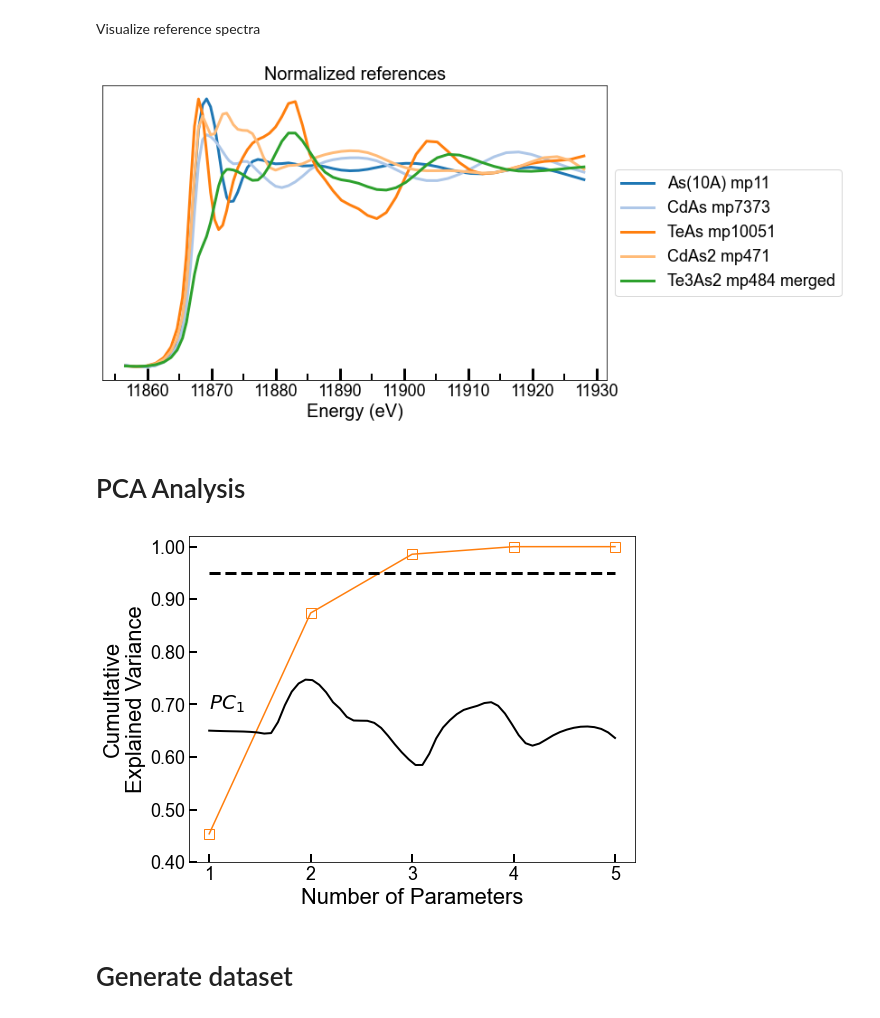
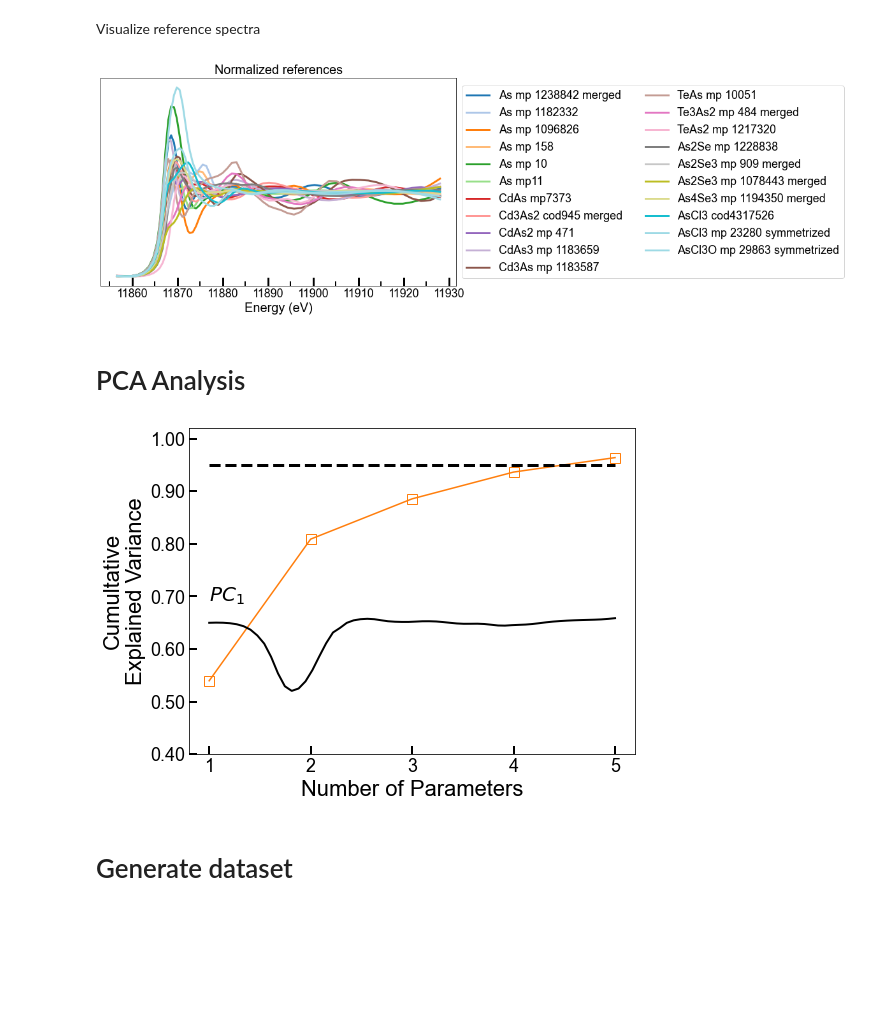
Before and after one commit to stetef/Energy-Point-Selection, a Jupyter notebook: Visualization.ipynb, the cells around one changed output. Cells and saved outputs as stored; diff of their text form; code cells hidden in the pictures; blank space fills up the shorter version.

Commit message:
added more data

```diff
--- a/Visualization.ipynb
+++ b/Visualization.ipynb
@@ -33,22 +34,20 @@ df.head()
 # %%
-# Energy = np.array(df['energy'], dtype=float)
-# Refs = np.array(df.iloc[:, 1:], dtype=float).T
 Energy = np.array(df['X1'], dtype=float)
-data_columns = [colm for colm in df.columns if len(colm.replace('X', '')) != 1]
+data_columns = [colm for colm in df.columns if len(colm.replace('X', '')) > 3]
 Refs = np.array(df[data_columns], dtype=float).T
 # %% [markdown]
 Visualize reference spectra
 # %%
 fig, ax = plt.subplots(figsize=(10, 6))
 for i, ref in enumerate(Refs):
     energy = np.array(df[f'X{i + 1}'], dtype=float)
     ax.plot(Energy, ref, '-', linewidth=3, c=plt.cm.tab20(i), label=data_columns[i])
-ax.legend(fontsize=18, loc='center left', bbox_to_anchor=(1., .5))
+ax.legend(fontsize=18, loc='center left', bbox_to_anchor=(1., .5), ncol=2)
 plt.title("Normalized references", fontsize=20)
 format_axis(ax)
 plt.show()
 # %% [output]
-[figure, old version]
+[figure, new version]
 # %% [markdown]
 # PCA Analysis
 # %%
@@ -78,7 +77,7 @@ plt.ylabel(f'Cumultative\nExplained Variance', fontsize=22)
 ax.tick_params(direction='in', width=2, length=8)
 plt.show()
 # %% [output]
-[figure, old version]
+[figure, new version]
 # %% [markdown]
 # Generate dataset
 # %%
```
Also changed, not shown: parts of 11 cells of this notebook, 1 other file.
